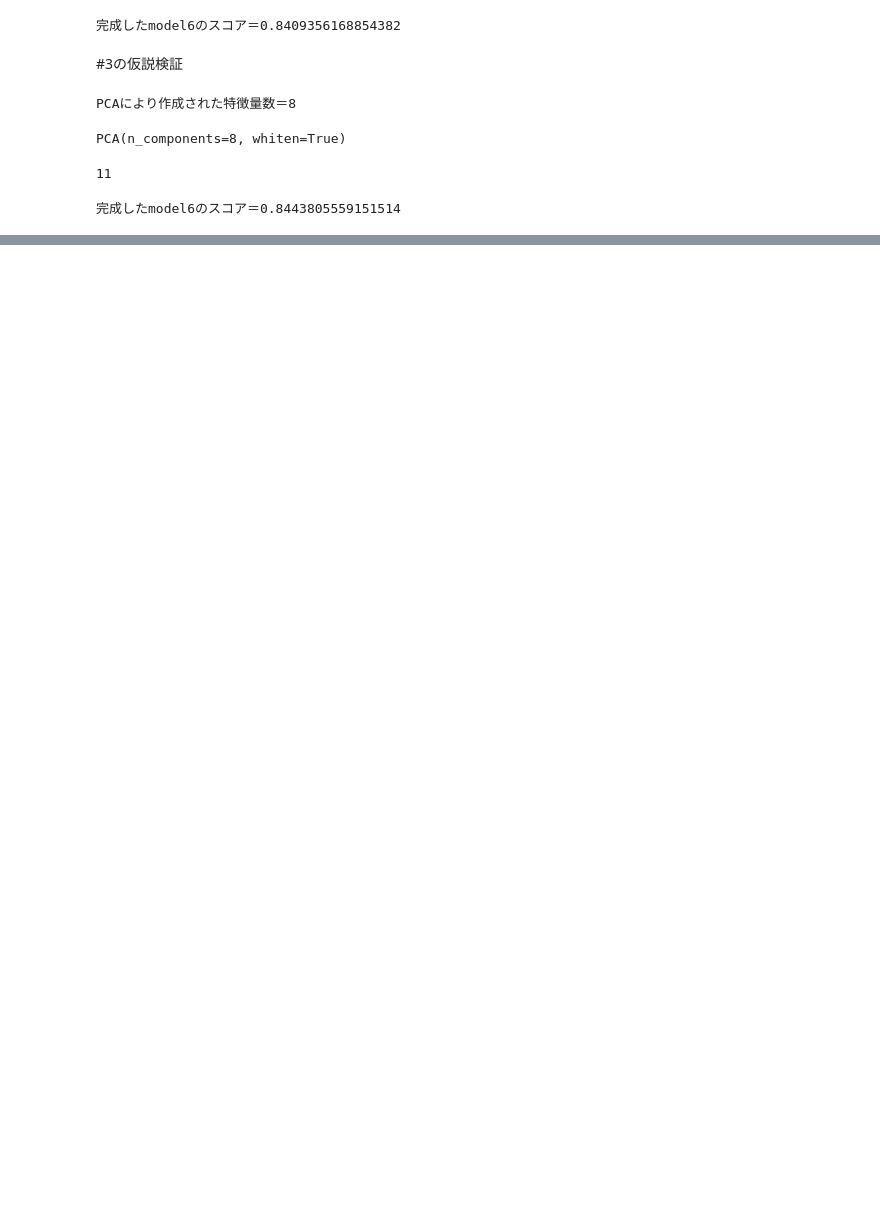
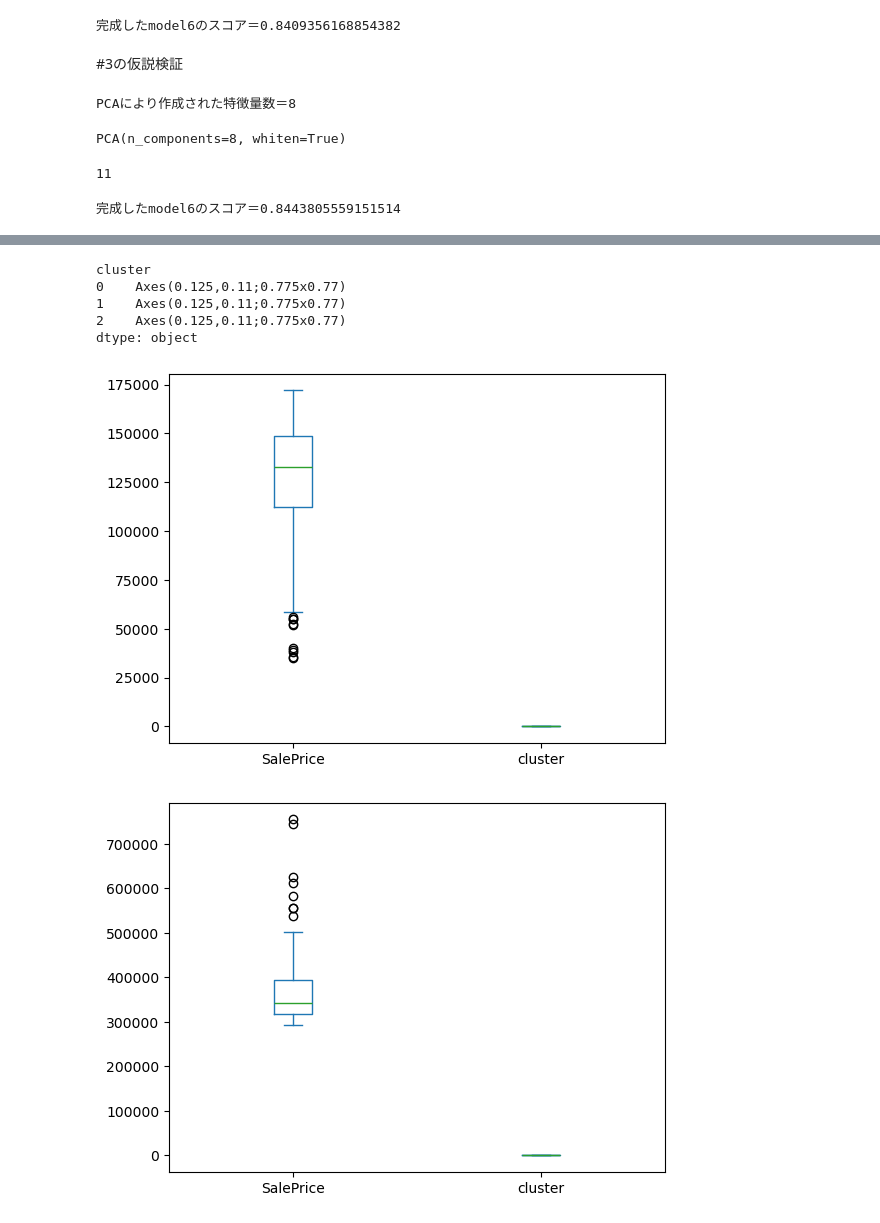
Before and after one commit to Udon-datascience/opendata_analysis, a Jupyter notebook: 4/4_analysis_5.ipynb, the cells around one changed output, grey strips where cells are left out. Cells and saved outputs as stored; diff of their text form; code cells hidden in the pictures; blank space fills up the shorter version.

Commit message:
complete model

```diff
--- a/4/4_analysis_5.ipynb
+++ b/4/4_analysis_5.ipynb
@@ -289,3 +293,9 @@ print(f'完成したmodel6のスコア＝{sum(result['test_score'])/len(result['
 #以降はmodel6とsc_x1を利用する。
 # %%
 #クラスタリングによる分析
+#３グループで実験
+cluster_model = KMeans(n_clusters = 3, random_state = 0)
+cluster_model.fit(df1)  #目的変数の列も含めてデータの全体的な傾向を見たいので、df1を使用
+df_cluster = df1.copy()
+df_cluster['cluster'] = cluster_model.labels_
+df_cluster.head(50)
@@ -291,0 +337,12 @@ print(f'完成したmodel6のスコア＝{sum(result['test_score'])/len(result['
+# %%
+to_plot_cols = ['SalePrice', 'cluster']
+to_plot = df_cluster[to_plot_cols].groupby('cluster')
+to_plot.plot.box()
+# %% [output]
+cluster
+0    Axes(0.125,0.11;0.775x0.77)
+1    Axes(0.125,0.11;0.775x0.77)
+2    Axes(0.125,0.11;0.775x0.77)
+dtype: object
+[figure, added]
+[figure, added]
```
Also changed, not shown: parts of 20 cells of this notebook, 1 other file.
